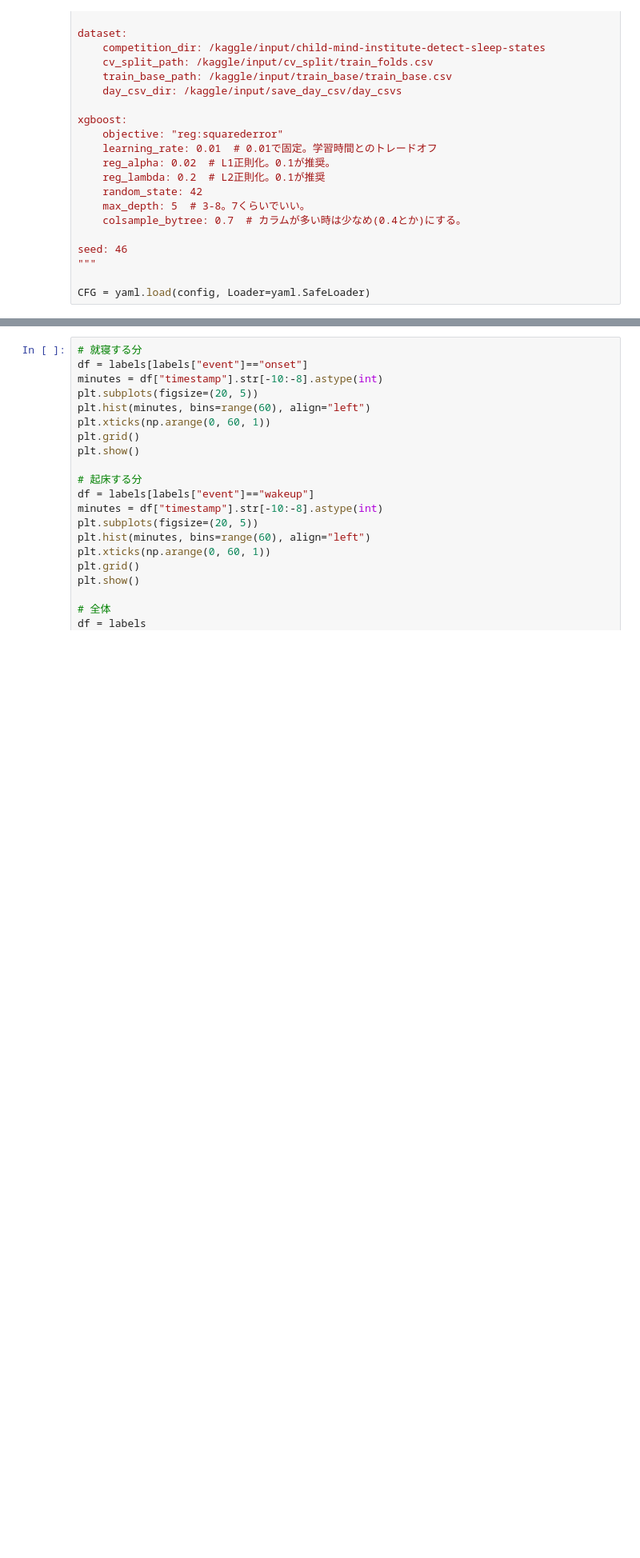
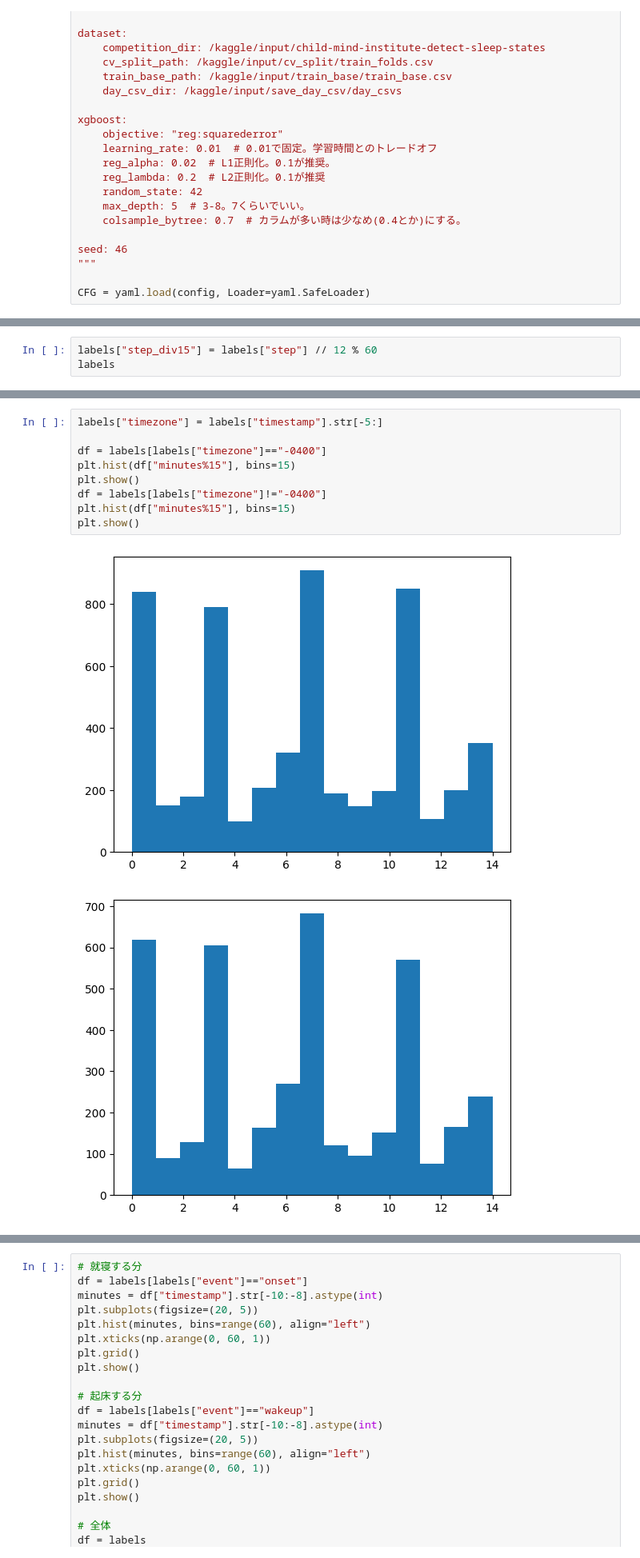
Before and after one commit to penguin-prg/child-mind-institute-detect-sleep-states, a Jupyter notebook: notebook/sleep_time.ipynb, the cells around one changed output, grey strips where cells are left out. Shown at 80% size. Cells and saved outputs as stored; diff of their text form; blank space fills up the shorter version.

```diff
--- a/notebook/sleep_time.ipynb
+++ b/notebook/sleep_time.ipynb
@@ -53,0 +66,3 @@ labels.head()
+# %%
+labels["step_div15"] = labels["step"] // 12 % 60
+labels
@@ -53,0 +83,12 @@ labels.head()
+# %%
+labels["timezone"] = labels["timestamp"].str[-5:]
+
+df = labels[labels["timezone"]=="-0400"]
+plt.hist(df["minutes%15"], bins=15)
+plt.show()
+df = labels[labels["timezone"]!="-0400"]
+plt.hist(df["minutes%15"], bins=15)
+plt.show()
+# %% [output]
+[figure, added]
+[figure, added]
```
Also changed, not shown: parts of 8 cells of this notebook, 3 other files.
